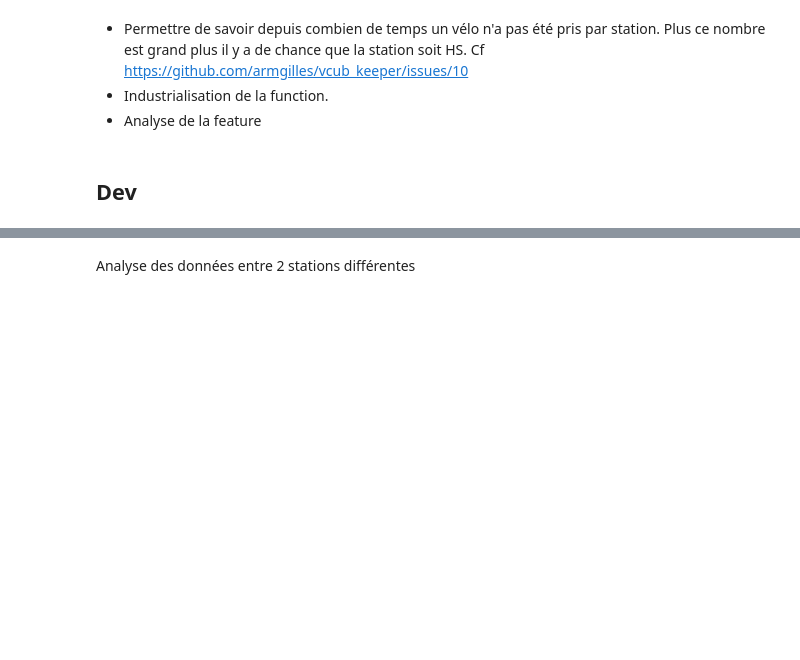
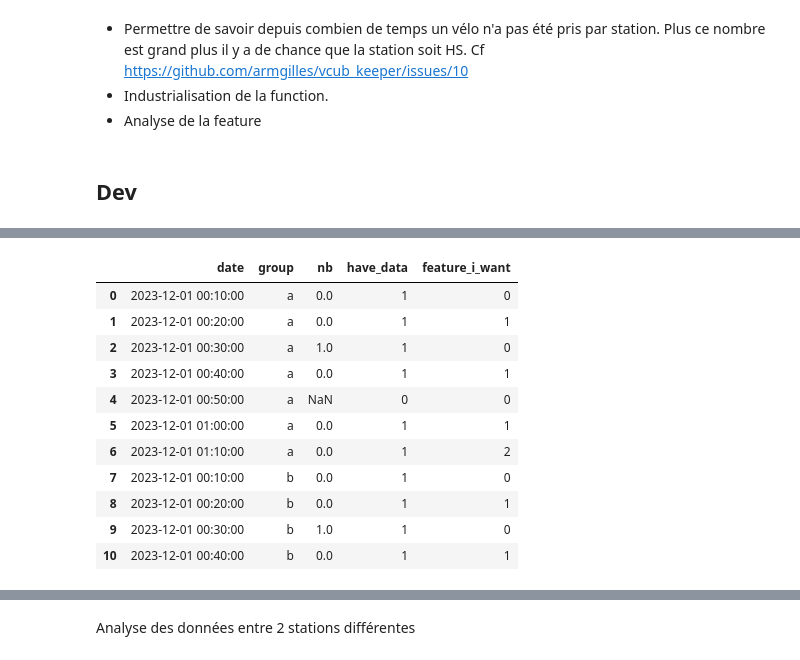
Before and after one commit to armgilles/vcub_keeper, a Jupyter notebook: notebooks/02_Features/04_consecutive_no_transactions_out #10.ipynb, the cells around one changed output, grey strips where cells are left out. Cells and saved outputs as stored; diff of their text form; code cells hidden in the pictures; blank space fills up the shorter version.

```diff
--- a/notebooks/02_Features/04_consecutive_no_transactions_out #10.ipynb
+++ b/notebooks/02_Features/04_consecutive_no_transactions_out #10.ipynb
@@ -84,0 +250,14 @@ ts_activity[(ts_activity['station_id'] == 1) & (ts_activity.date >= "2017-07-10
+# %%
+data = {
+    "group": [1] * 11 + [22] * 11,
+    # "available_stands": [28.0, 28.0, 28.0, 27.0, 27.0, 28.0, 28.0, 28.0, 28.0, 29.0, 29.0]
+    # + [2.0, 6.0, 9.0, 9.0, 11.0, 13.0, 13.0, 13.0, 17.0, 18.0, 20.0],
+    # "status": [1] * 11 + [1] * 11,
+    "nb": [0.0, 0.0, 0.0, 0.0, 0.0, 1.0, 0.0, 0.0, 0.0, 1.0, 0.0]
+    + [0.0, 4.0, 3.0, 0.0, 2.0, 2.0, 0.0, 0.0, 4.0, 1.0, 2.0],
+    "feature_i_want": [0, 1, 2, 3, 4, 0, 1, 2, 3, 0, 1] + [0, 0, 0, 1, 0, 0, 1, 2, 0, 0, 0],
+}
+
+df_expected = pl.DataFrame(data)
+# drop columns we want to test.
+df = df_expected.drop("feature_i_want")
@@ -84,0 +284,15 @@ ts_activity[(ts_activity['station_id'] == 1) & (ts_activity.date >= "2017-07-10
+# %%
+df = df.with_columns(
+    pl.int_ranges(
+        pl.when(pl.col("nb").shift() >= 1)
+        .then(1)
+        .otherwise(pl.col("nb"))  # The 0/1 null logic
+        .fill_null(0)  #
+        .rle_id()  # id of each run/steak
+        .over("group")  #     over each group
+        .rle()  # find the length of each run/streak
+        .struct.field("len")  #    extract the length
+    )
+    .flatten()
+    .alias("feature_i_want")
+)
@@ -84,0 +323,23 @@ ts_activity[(ts_activity['station_id'] == 1) & (ts_activity.date >= "2017-07-10
+# %%
+df_pd = df.to_pandas()
+df_pd["have_data"] = 1
+df_pd.loc[df_pd["nb"].isna(), "have_data"] = 0
+
+df_pd["feature_i_want"] = df_pd.groupby(
+    ["group", (df_pd["have_data"] == 0).cumsum(), (df_pd["nb"] > 0).cumsum()]
+).cumcount()
+# %%
+df_pd
+# %% [output]
+|  | date | group | nb | have_data | feature_i_want |
+| 0 | 2023-12-01 00:10:00 | a | 0.0 | 1 | 0 |
+| 1 | 2023-12-01 00:20:00 | a | 0.0 | 1 | 1 |
+| 2 | 2023-12-01 00:30:00 | a | 1.0 | 1 | 0 |
+| 3 | 2023-12-01 00:40:00 | a | 0.0 | 1 | 1 |
+| 4 | 2023-12-01 00:50:00 | a | NaN | 0 | 0 |
+| 5 | 2023-12-01 01:00:00 | a | 0.0 | 1 | 1 |
+| 6 | 2023-12-01 01:10:00 | a | 0.0 | 1 | 2 |
+| 7 | 2023-12-01 00:10:00 | b | 0.0 | 1 | 0 |
+| 8 | 2023-12-01 00:20:00 | b | 0.0 | 1 | 1 |
+| 9 | 2023-12-01 00:30:00 | b | 1.0 | 1 | 0 |
+| 10 | 2023-12-01 00:40:00 | b | 0.0 | 1 | 1 |
```
Also changed, not shown: parts of 32 cells of this notebook, 1 other file.
